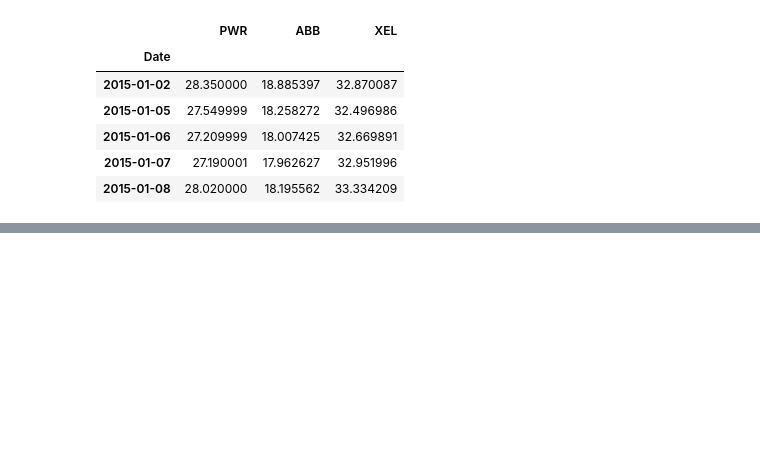
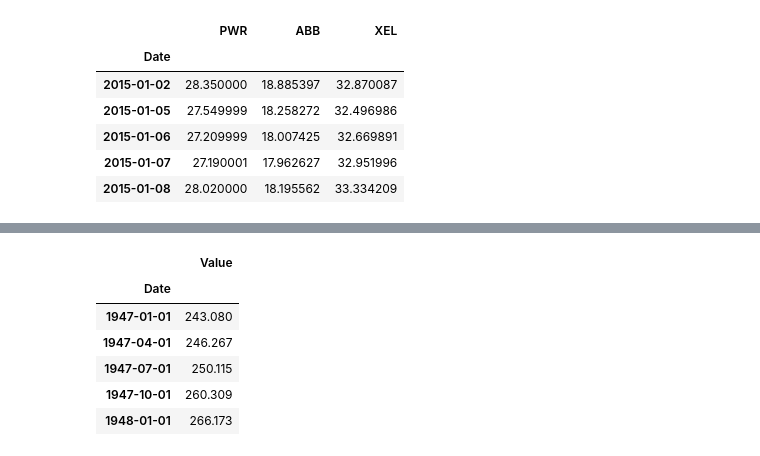
Before and after one commit to jefedeltejas/pythonFinance, a Jupyter notebook: Importing_and_Organizing_data_part1.ipynb, the cells around one changed output, grey strips where cells are left out. Drawn from its saved outputs; the diff is of its cells as text; code cells hidden in the pictures; blank space fills up the shorter version.

```diff
--- a/Importing_and_Organizing_data_part1.ipynb
+++ b/Importing_and_Organizing_data_part1.ipynb
@@ -103,0 +118,10 @@ new_data.head()
+# %%
+mydata_01.head()
+# %% [output]
+|  | Value |
+| Date |  |
+| 1947-01-01 | 243.080 |
+| 1947-04-01 | 246.267 |
+| 1947-07-01 | 250.115 |
+| 1947-10-01 | 260.309 |
+| 1948-01-01 | 266.173 |
```
Also changed, not shown: parts of 11 cells of this notebook.
